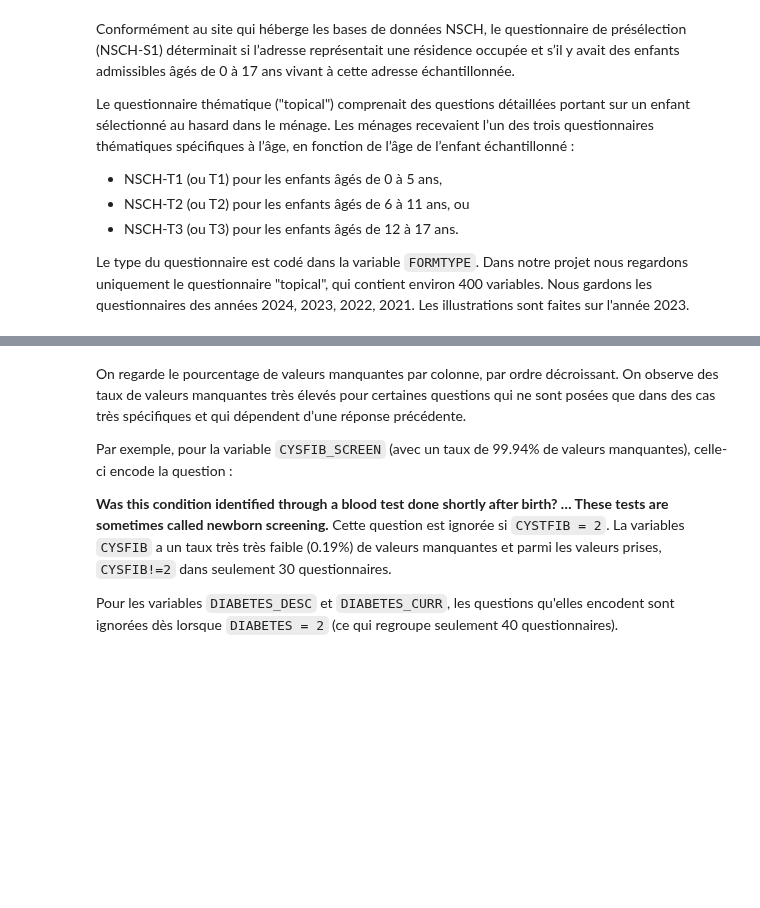
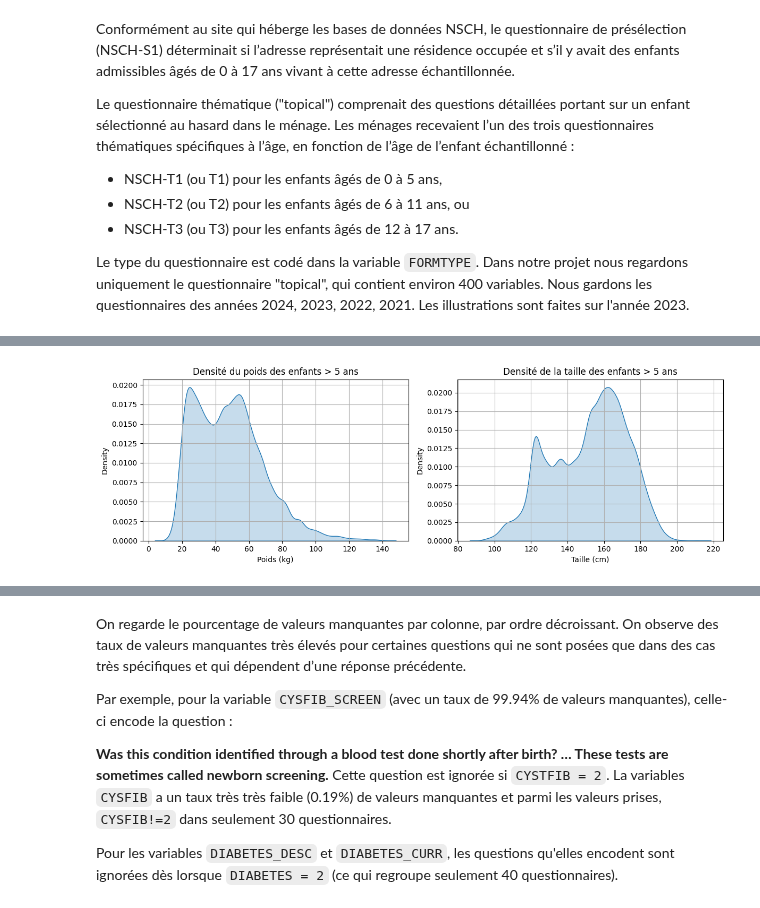
Before and after one commit to inaelenacampan/Determinants_of_children-s_health, a Jupyter notebook: Determinants_of_children-s_health.ipynb, the cells around one changed output, grey strips where cells are left out. Saved outputs shown, nothing was run; the diff lists cells and outputs as text; code cells hidden in the pictures; blank space fills up the shorter version.

```diff
--- a/Determinants_of_children-s_health.ipynb
+++ b/Determinants_of_children-s_health.ipynb
@@ -127,0 +174,21 @@ plt.show()
+# %%
+fig, axes = plt.subplots(1, 2, figsize=(12, 4))  # 1 ligne, 2 plot
+
+# pour la variable poids
+
+sns.kdeplot(data=df, x="WEIGHT", fill=True, ax=axes[0])
+axes[0].set_xlabel("Poids (kg)")
+axes[0].set_title("Densité du poids des enfants > 5 ans")
+axes[0].grid(True)
+
+# pour la variable taille
+
+sns.kdeplot(data=df, x="HEIGHT", fill=True, ax=axes[1])
+axes[1].set_xlabel("Taille (cm)")
+axes[1].set_title("Densité de la taille des enfants > 5 ans")
+axes[1].grid(True)
+
+plt.tight_layout()
+plt.show()
+# %% [output]
+[figure, added]
```
Also changed, not shown: parts of 39 cells of this notebook, 1 other file.
